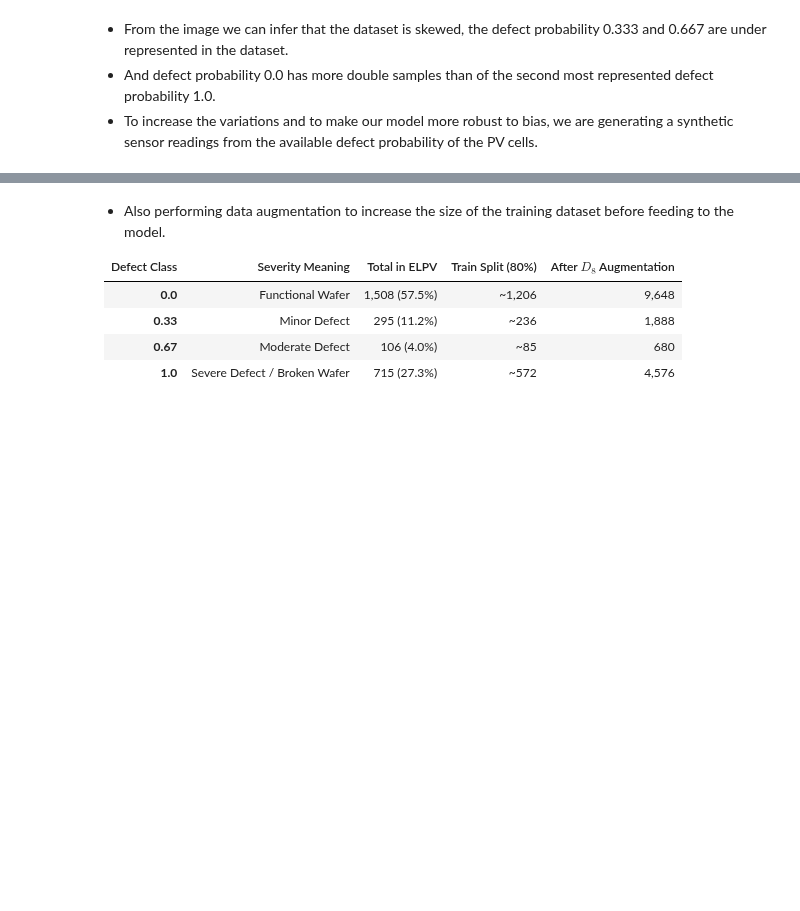
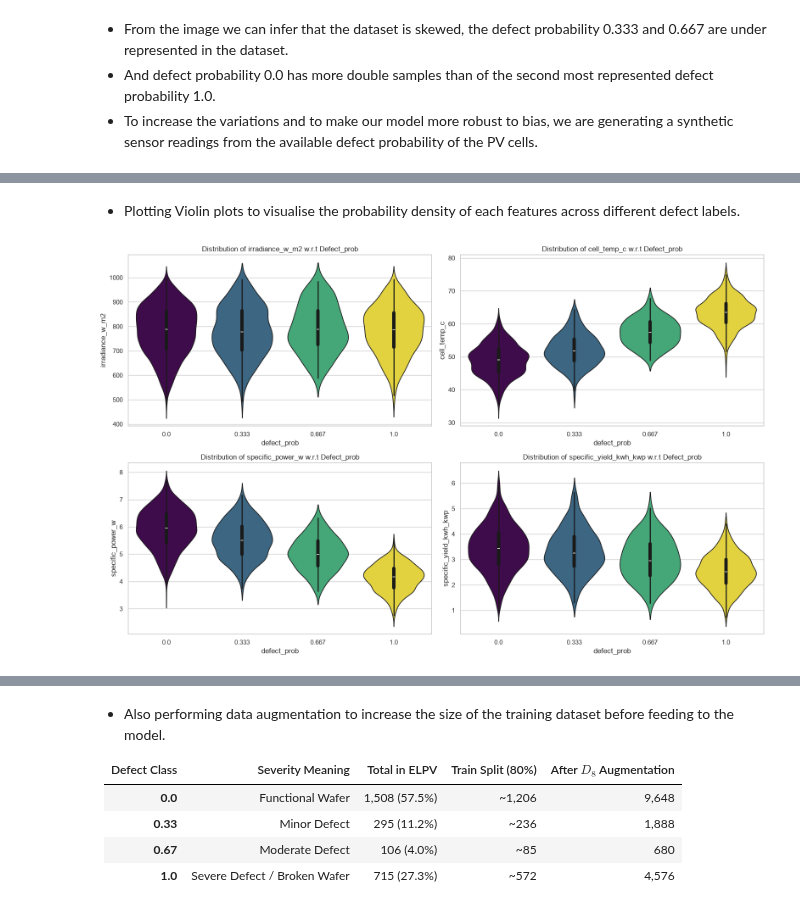
Before and after one commit to Ashutosh-Dwibedi/solarPV-defect-detection, a Jupyter notebook: src/solar_pv_main.ipynb, the cells around one changed output, grey strips where cells are left out. Drawn from its saved outputs; the diff is of its cells as text; code cells hidden in the pictures; blank space fills up the shorter version.

```diff
--- a/src/solar_pv_main.ipynb
+++ b/src/solar_pv_main.ipynb
@@ -145,0 +190,22 @@ None
+# %% [markdown]
+* Plotting Violin plots to visualise the probability density of each features across different defect labels.
+# %%
+def plot_violins(df, features_list, target):
+    # Determine the number of rows needed for subplots
+    n_features = len(features_list)
+    rows = (n_features + 1) // 2
+
+    plt.figure(figsize=(16, 5 * rows))
+
+    for i, col in enumerate(features_list):
+        plt.subplot(rows, 2, i + 1)
+        # We plot the feature against the Quality categories
+        sns.violinplot(x=target, y=col, data=df, hue=target, palette="viridis", legend=False)
+        plt.title(f"Distribution of {col} w.r.t {target.capitalize()}")
+
+    plt.tight_layout()
+    plt.show()
+
+plot_violins(pv_telemetry,telemetry_features,'defect_prob')
+# %% [output]
+[figure, added]
```
Also changed, not shown: parts of 9 cells of this notebook, 2 other files.
